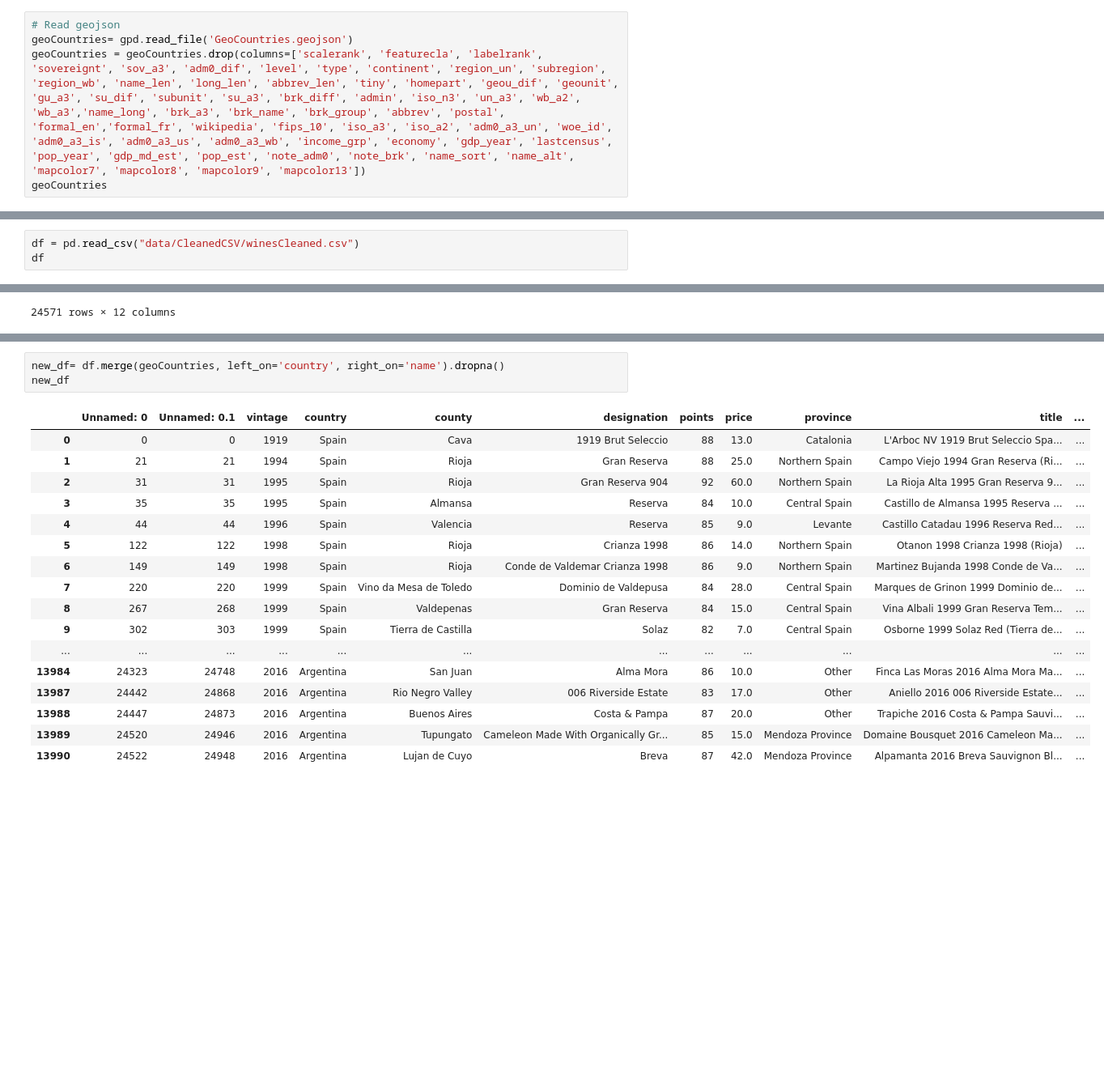
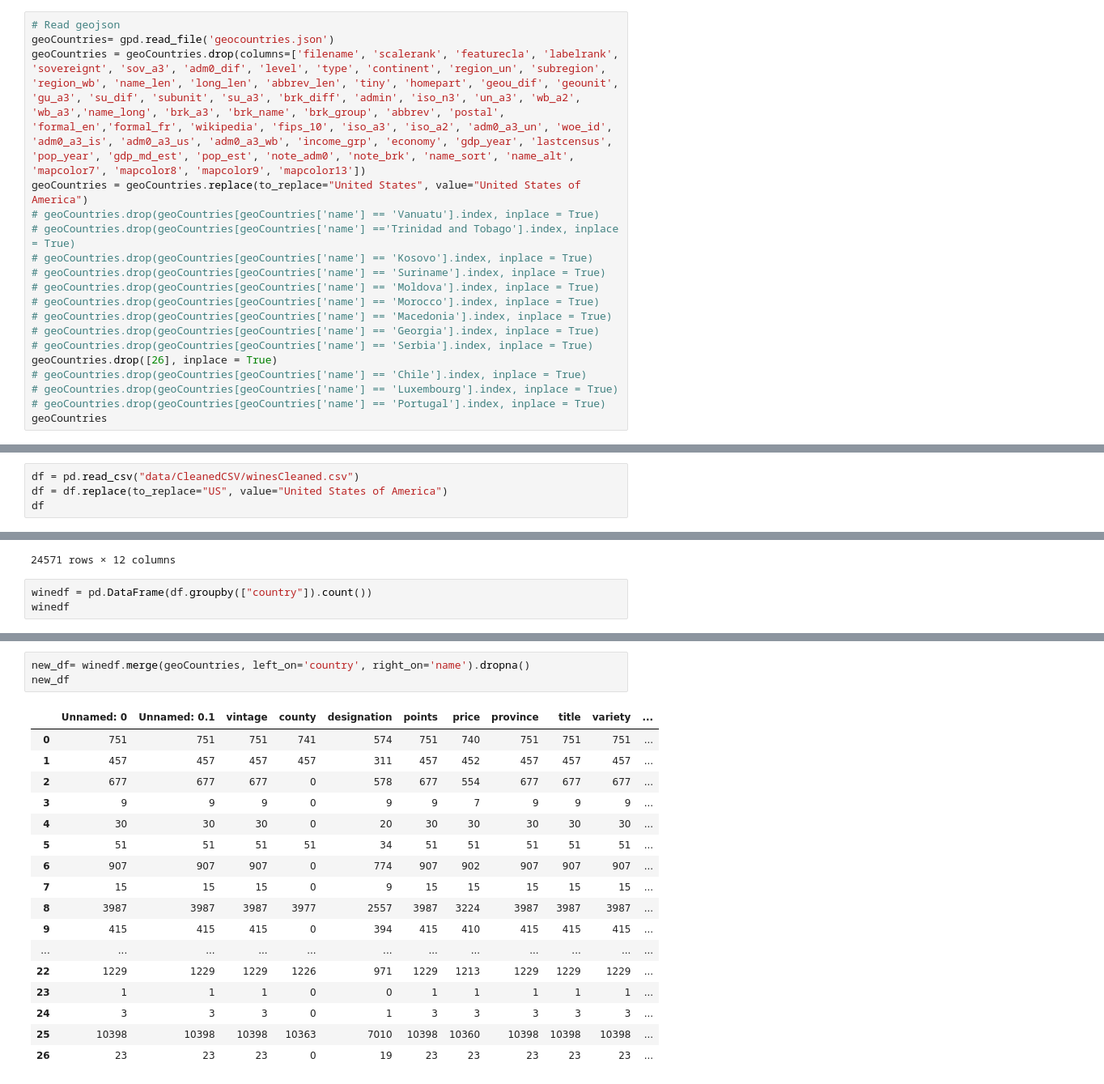
Before and after one commit to TempestCampbell/Wine-and-Charcuterie-Board, a Jupyter notebook: GeoPandasBook.ipynb, the cells around one changed output, grey strips where cells are left out. Shown: that part at 81% size. Saved outputs shown, nothing was run; the diff lists cells and outputs as text; blank space fills up the shorter version.

```diff
--- a/GeoPandasBook.ipynb
+++ b/GeoPandasBook.ipynb
@@ -10,7 +11,21 @@ from shapely import wkt
 # %%
 # Read geojson
-geoCountries= gpd.read_file('GeoCountries.geojson')
-geoCountries = geoCountries.drop(columns=['scalerank', 'featurecla', 'labelrank', 'sovereignt', 'sov_a3', 'adm0_dif', 'level', 'type', 'continent', 'region_un', 'subregion', 'region_wb', 'name_len', 'long_len', 'abbrev_len', 'tiny', 'homepart', 'geou_dif', 'geounit', 'gu_a3', 'su_dif', 'subunit', 'su_a3', 'brk_diff', 'admin', 'iso_n3', 'un_a3', 'wb_a2', 'wb_a3','name_long', 'brk_a3', 'brk_name', 'brk_group', 'abbrev', 'postal', 'formal_en','formal_fr', 'wikipedia', 'fips_10', 'iso_a3', 'iso_a2', 'adm0_a3_un', 'woe_id', 'adm0_a3_is', 'adm0_a3_us', 'adm0_a3_wb', 'income_grp', 'economy', 'gdp_year', 'lastcensus', 'pop_year', 'gdp_md_est', 'pop_est', 'note_adm0', 'note_brk', 'name_sort', 'name_alt', 'mapcolor7', 'mapcolor8', 'mapcolor9', 'mapcolor13'])
+geoCountries= gpd.read_file('geocountries.json')
+geoCountries = geoCountries.drop(columns=['filename', 'scalerank', 'featurecla', 'labelrank', 'sovereignt', 'sov_a3', 'adm0_dif', 'level', 'type', 'continent', 'region_un', 'subregion', 'region_wb', 'name_len', 'long_len', 'abbrev_len', 'tiny', 'homepart', 'geou_dif', 'geounit', 'gu_a3', 'su_dif', 'subunit', 'su_a3', 'brk_diff', 'admin', 'iso_n3', 'un_a3', 'wb_a2', 'wb_a3','name_long', 'brk_a3', 'brk_name', 'brk_group', 'abbrev', 'postal', 'formal_en','formal_fr', 'wikipedia', 'fips_10', 'iso_a3', 'iso_a2', 'adm0_a3_un', 'woe_id', 'adm0_a3_is', 'adm0_a3_us', 'adm0_a3_wb', 'income_grp', 'economy', 'gdp_year', 'lastcensus', 'pop_year', 'gdp_md_est', 'pop_est', 'note_adm0', 'note_brk', 'name_sort', 'name_alt', 'mapcolor7', 'mapcolor8', 'mapcolor9', 'mapcolor13'])
+geoCountries = geoCountries.replace(to_replace="United States", value="United States of America")
+# geoCountries.drop(geoCountries[geoCountries['name'] == 'Vanuatu'].index, inplace = True)
+# geoCountries.drop(geoCountries[geoCountries['name'] =='Trinidad and Tobago'].index, inplace = True)
+# geoCountries.drop(geoCountries[geoCountries['name'] == 'Kosovo'].index, inplace = True)
+# geoCountries.drop(geoCountries[geoCountries['name'] == 'Suriname'].index, inplace = True)
+# geoCountries.drop(geoCountries[geoCountries['name'] == 'Moldova'].index, inplace = True)
+# geoCountries.drop(geoCountries[geoCountries['name'] == 'Morocco'].index, inplace = True)
+# geoCountries.drop(geoCountries[geoCountries['name'] == 'Macedonia'].index, inplace = True)
+# geoCountries.drop(geoCountries[geoCountries['name'] == 'Georgia'].index, inplace = True)
+# geoCountries.drop(geoCountries[geoCountries['name'] == 'Serbia'].index, inplace = True)
+geoCountries.drop([26], inplace = True)
+# geoCountries.drop(geoCountries[geoCountries['name'] == 'Chile'].index, inplace = True)
+# geoCountries.drop(geoCountries[geoCountries['name'] == 'Luxembourg'].index, inplace = True)
+# geoCountries.drop(geoCountries[geoCountries['name'] == 'Portugal'].index, inplace = True)
 geoCountries
 # %% [output]
 |  | adm0_a3 | name | geometry |
@@ -34,5 +49,6 @@ geoCountries
 # %%
 df = pd.read_csv("data/CleanedCSV/winesCleaned.csv")
+df = df.replace(to_replace="US", value="United States of America")
 df
 # %% [output]
 |  | Unnamed: 0 | Unnamed: 0.1 | vintage | country | county | designation | points | price | province | title | ... |
@@ -53,3 +69,6 @@ df
 | 24569 | 24569 | 24995 | 1827 | Spain | Jerez | Pedro Ximenez 1827 Sweet Sherry | 94 | 14.0 | Andalucia | Osborne NV Pedro Ximenez 1827 Swe... | ... |
 | 24570 | 24570 | 24996 | 1872 | Spain | Cava | Reserva Cuvee Barcelona 1872 | 85 | NaN | Catalonia | Codorniu NV Reserva Cuvee Barcelo... | ... |
 24571 rows × 12 columns
+# %%
+winedf = pd.DataFrame(df.groupby(["country"]).count())
+winedf
@@ -56,21 +94,21 @@ df
 # %%
-new_df= df.merge(geoCountries, left_on='country', right_on='name').dropna()
+new_df= winedf.merge(geoCountries, left_on='country', right_on='name').dropna()
 new_df
 # %% [output]
-|  | Unnamed: 0 | Unnamed: 0.1 | vintage | country | county | designation | points | price | province | title | ... |
-| 0 | 0 | 0 | 1919 | Spain | Cava | 1919 Brut Seleccio | 88 | 13.0 | Catalonia | L'Arboc NV 1919 Brut Seleccio Spa... | ... |
-| 1 | 21 | 21 | 1994 | Spain | Rioja | Gran Reserva | 88 | 25.0 | Northern Spain | Campo Viejo 1994 Gran Reserva (Ri... | ... |
-| 2 | 31 | 31 | 1995 | Spain | Rioja | Gran Reserva 904 | 92 | 60.0 | Northern Spain | La Rioja Alta 1995 Gran Reserva 9... | ... |
-| 3 | 35 | 35 | 1995 | Spain | Almansa | Reserva | 84 | 10.0 | Central Spain | Castillo de Almansa 1995 Reserva ... | ... |
-| 4 | 44 | 44 | 1996 | Spain | Valencia | Reserva | 85 | 9.0 | Levante | Castillo Catadau 1996 Reserva Red... | ... |
-| 5 | 122 | 122 | 1998 | Spain | Rioja | Crianza 1998 | 86 | 14.0 | Northern Spain | Otanon 1998 Crianza 1998 (Rioja) | ... |
-| 6 | 149 | 149 | 1998 | Spain | Rioja | Conde de Valdemar Crianza 1998 | 86 | 9.0 | Northern Spain | Martinez Bujanda 1998 Conde de Va... | ... |
-| 7 | 220 | 220 | 1999 | Spain | Vino da Mesa de Toledo | Dominio de Valdepusa | 84 | 28.0 | Central Spain | Marques de Grinon 1999 Dominio de... | ... |
-| 8 | 267 | 268 | 1999 | Spain | Valdepenas | Gran Reserva | 84 | 15.0 | Central Spain | Vina Albali 1999 Gran Reserva Tem... | ... |
-| 9 | 302 | 303 | 1999 | Spain | Tierra de Castilla | Solaz | 82 | 7.0 | Central Spain | Osborne 1999 Solaz Red (Tierra de... | ... |
+|  | Unnamed: 0 | Unnamed: 0.1 | vintage | county | designation | points | price | province | title | variety | ... |
+| 0 | 751 | 751 | 751 | 741 | 574 | 751 | 740 | 751 | 751 | 751 | ... |
+| 1 | 457 | 457 | 457 | 457 | 311 | 457 | 452 | 457 | 457 | 457 | ... |
+| 2 | 677 | 677 | 677 | 0 | 578 | 677 | 554 | 677 | 677 | 677 | ... |
+| 3 | 9 | 9 | 9 | 0 | 9 | 9 | 7 | 9 | 9 | 9 | ... |
+| 4 | 30 | 30 | 30 | 0 | 20 | 30 | 30 | 30 | 30 | 30 | ... |
+| 5 | 51 | 51 | 51 | 51 | 34 | 51 | 51 | 51 | 51 | 51 | ... |
+| 6 | 907 | 907 | 907 | 0 | 774 | 907 | 902 | 907 | 907 | 907 | ... |
+| 7 | 15 | 15 | 15 | 0 | 9 | 15 | 15 | 15 | 15 | 15 | ... |
+| 8 | 3987 | 3987 | 3987 | 3977 | 2557 | 3987 | 3224 | 3987 | 3987 | 3987 | ... |
+| 9 | 415 | 415 | 415 | 0 | 394 | 415 | 410 | 415 | 415 | 415 | ... |
 | ... | ... | ... | ... | ... | ... | ... | ... | ... | ... | ... | ... |
-| 13984 | 24323 | 24748 | 2016 | Argentina | San Juan | Alma Mora | 86 | 10.0 | Other | Finca Las Moras 2016 Alma Mora Ma... | ... |
-| 13987 | 24442 | 24868 | 2016 | Argentina | Rio Negro Valley | 006 Riverside Estate | 83 | 17.0 | Other | Aniello 2016 006 Riverside Estate... | ... |
-| 13988 | 24447 | 24873 | 2016 | Argentina | Buenos Aires | Costa & Pampa | 87 | 20.0 | Other | Trapiche 2016 Costa & Pampa Sauvi... | ... |
-| 13989 | 24520 | 24946 | 2016 | Argentina | Tupungato | Cameleon Made With Organically Gr... | 85 | 15.0 | Mendoza Province | Domaine Bousquet 2016 Cameleon Ma... | ... |
-| 13990 | 24522 | 24948 | 2016 | Argentina | Lujan de Cuyo | Breva | 87 | 42.0 | Mendoza Province | Alpamanta 2016 Breva Sauvignon Bl... | ... |
+| 22 | 1229 | 1229 | 1229 | 1226 | 971 | 1229 | 1213 | 1229 | 1229 | 1229 | ... |
+| 23 | 1 | 1 | 1 | 0 | 0 | 1 | 1 | 1 | 1 | 1 | ... |
+| 24 | 3 | 3 | 3 | 0 | 1 | 3 | 3 | 3 | 3 | 3 | ... |
+| 25 | 10398 | 10398 | 10398 | 10363 | 7010 | 10398 | 10360 | 10398 | 10398 | 10398 | ... |
+| 26 | 23 | 23 | 23 | 0 | 19 | 23 | 23 | 23 | 23 | 23 | ... |
```
Also changed, not shown: parts of 10 cells of this notebook, 4 other files.
